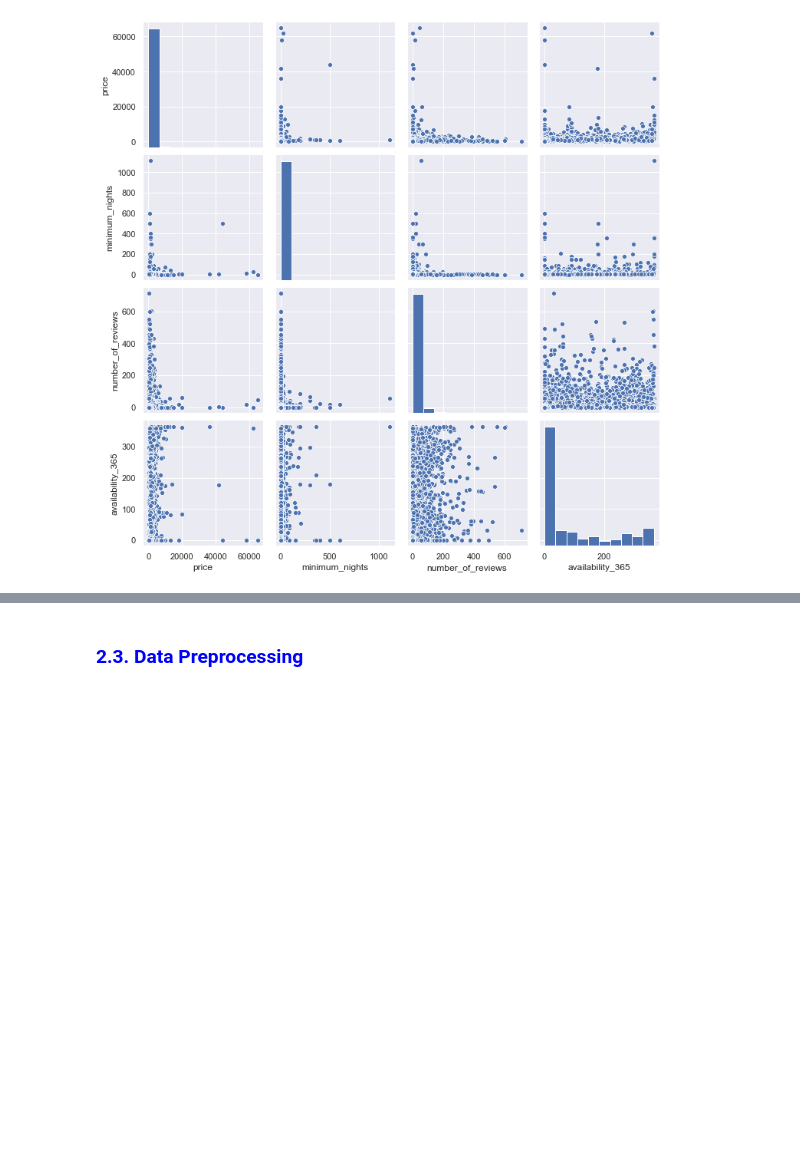
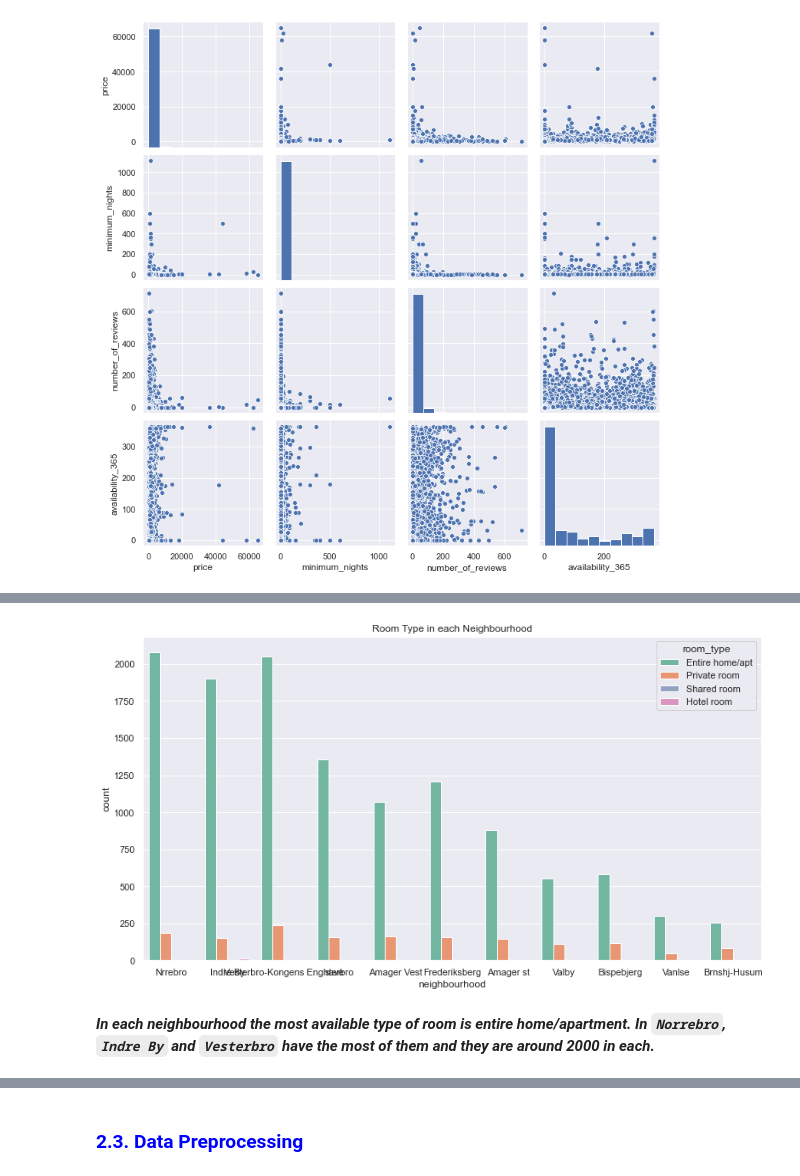
Before and after one commit to Arlinda96/BA-Project, a Jupyter notebook: Airbnb_Project.ipynb, the cells around one changed output, grey strips where cells are left out. Cells and saved outputs as stored; diff of their text form; code cells hidden in the pictures; blank space fills up the shorter version.

```diff
--- a/Airbnb_Project.ipynb
+++ b/Airbnb_Project.ipynb
@@ -104,0 +145,11 @@ plt.show()
+# %%
+#Visualization of the room types in each neighbourhood
+import seaborn as sns
+plt.figure(figsize=(13,7))
+plt.title("Room Type in each Neighbourhood")
+sns.countplot(dataset.neighbourhood,hue=dataset.room_type, palette="Set2")
+plt.show()
+# %% [output]
+[figure, added]
+# %% [markdown]
+***In each neighbourhood the most available type of room is entire home/apartment. In `Norrebro`, `Indre By` and `Vesterbro` have the most of them and they are around 2000 in each.***
```
Also changed, not shown: parts of 61 cells of this notebook.
